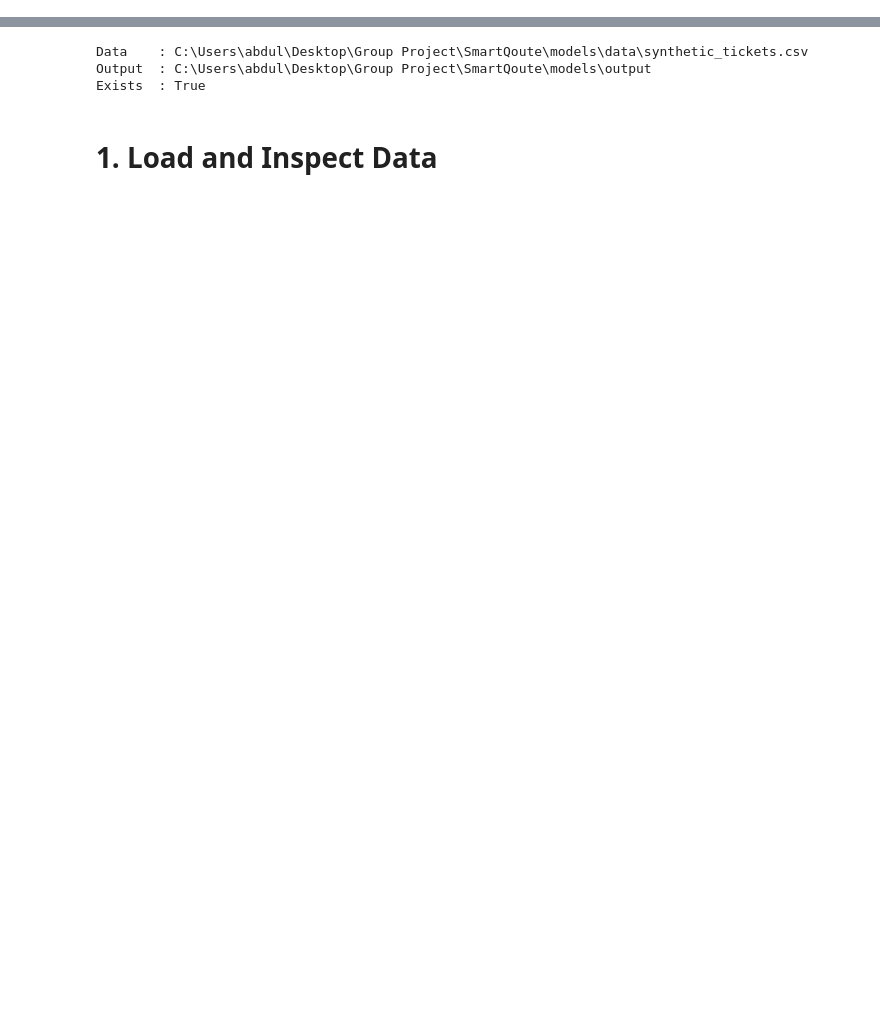
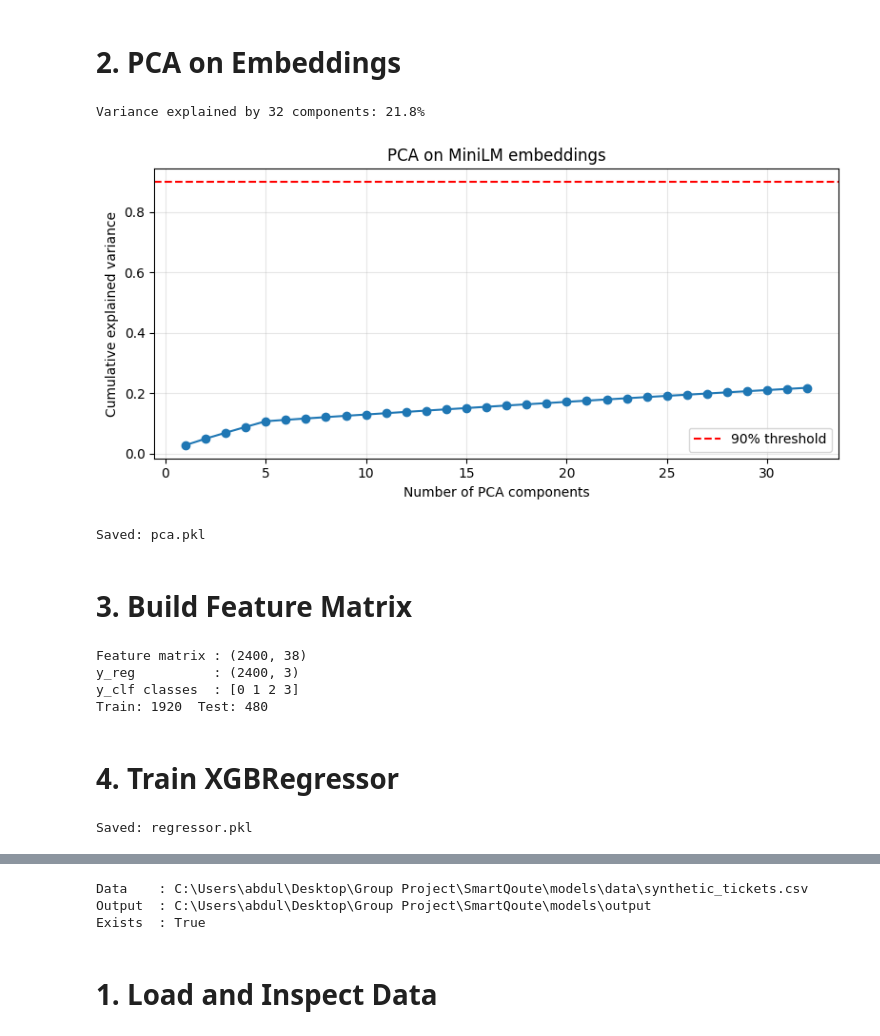
Before and after one commit to Zayeer-S/SmartQuote, a Jupyter notebook: models/notebooks/xgboost_quote_estimator.ipynb, the cells around one changed output, grey strips where cells are left out. Drawn from its saved outputs; the diff is of its cells as text; code cells hidden in the pictures; blank space fills up the shorter version.

```diff
--- a/models/notebooks/xgboost_quote_estimator.ipynb
+++ b/models/notebooks/xgboost_quote_estimator.ipynb
@@ -8,0 +100,73 @@ Inputs: 32-dim PCA-reduced Titan embedding + 6 tabular features = 38 total featu
+# %% [markdown]
+# 2. PCA on Embeddings
+# %%
+PCA_COMPONENTS = 32
+
+X_emb = df[EMB_COLS].values.astype(np.float32)
+pca   = PCA(n_components=PCA_COMPONENTS, random_state=SEED)
+X_emb_reduced = pca.fit_transform(X_emb)
+
+explained = pca.explained_variance_ratio_.cumsum()
+print(f"Variance explained by {PCA_COMPONENTS} components: {explained[-1]:.1%}")
+
+plt.figure(figsize=(8, 4))
+plt.plot(range(1, PCA_COMPONENTS + 1), explained, marker="o", linewidth=1.5)
+plt.axhline(0.90, color="red", linestyle="--", label="90% threshold")
+plt.xlabel("Number of PCA components")
+plt.ylabel("Cumulative explained variance")
+plt.title("PCA on MiniLM embeddings")
+plt.legend()
+plt.grid(alpha=0.3)
+plt.tight_layout()
+plt.show()
+
+joblib.dump(pca, OUTPUT_DIR / "pca.pkl")
+print("Saved: pca.pkl")
+# %% [output]
+Variance explained by 32 components: 21.8%
+[figure, added]
+Saved: pca.pkl
+# %% [markdown]
+# 3. Build Feature Matrix
+# %%
+X_tabular = df[TABULAR_COLS].values.astype(np.float32)
+X = np.hstack([X_emb_reduced, X_tabular])
+
+y_reg = df[TARGET_REG].values.astype(np.float32)
+y_clf = (df[TARGET_CLF].values - 1).astype(int)     # shift 1-4 -> 0-3 for XGBoost
+
+print(f"Feature matrix : {X.shape}")
+print(f"y_reg          : {y_reg.shape}")
+print(f"y_clf classes  : {np.unique(y_clf)}")
+
+X_train, X_test, y_reg_train, y_reg_test, y_clf_train, y_clf_test = train_test_split(
+    X, y_reg, y_clf, test_size=0.2, random_state=SEED, stratify=y_clf
+)
+print(f"Train: {X_train.shape[0]}  Test: {X_test.shape[0]}")
+# %% [output]
+Feature matrix : (2400, 38)
+y_reg          : (2400, 3)
+y_clf classes  : [0 1 2 3]
+Train: 1920  Test: 480
+# %% [markdown]
+# 4. Train XGBRegressor
+# %%
+regressor = XGBRegressor(
+    n_estimators=400,
+    max_depth=6,
+    learning_rate=0.05,
+    subsample=0.8,
+    colsample_bytree=0.8,
+    min_child_weight=3,
+    reg_alpha=0.1,
+    reg_lambda=1.0,
+    multi_strategy="multi_output_tree",
+    random_state=SEED,
+    n_jobs=-1,
+)
+
+regressor.fit(X_train, y_reg_train, eval_set=[(X_test, y_reg_test)], verbose=False)
+joblib.dump(regressor, OUTPUT_DIR / "regressor.pkl")
+print("Saved: regressor.pkl")
+# %% [output]
+Saved: regressor.pkl
```
Also changed, not shown: parts of 28 cells of this notebook, 2 other files.
